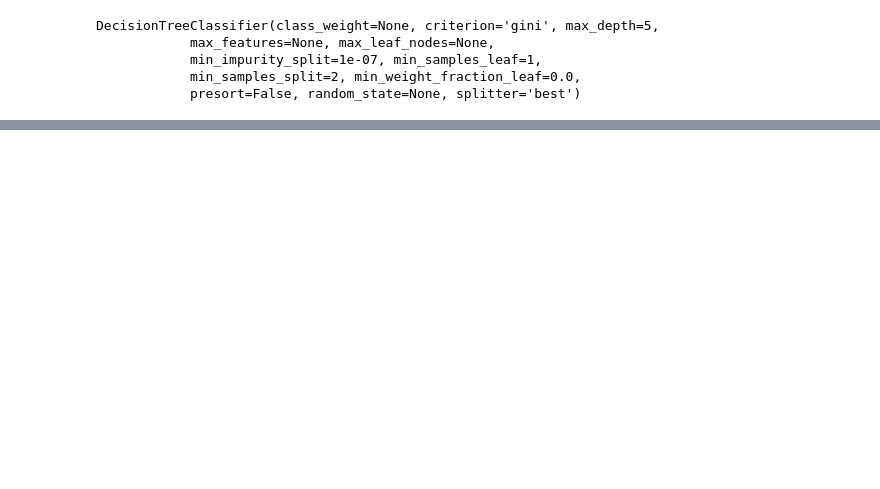
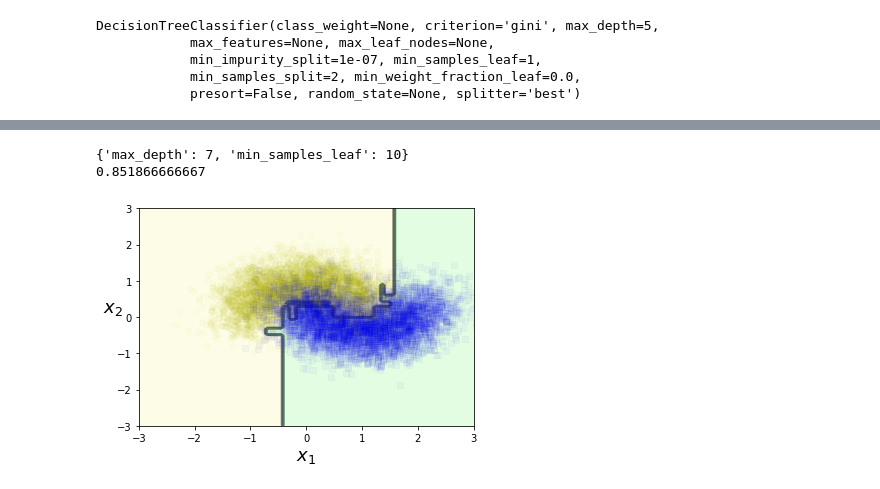
Before and after one commit to adamscarlat/hands-on-ML-with-Scikit-Learn-and-Tensorflow, a Jupyter notebook: JupyterNotebook/Decision Trees.ipynb, the cells around one changed output, grey strips where cells are left out. Cells and saved outputs as stored; diff of their text form; code cells hidden in the pictures; blank space fills up the shorter version.

```diff
--- a/JupyterNotebook/Decision Trees.ipynb
+++ b/JupyterNotebook/Decision Trees.ipynb
@@ -68,0 +107,4 @@ plt.show()
+# %%
+from sklearn.model_selection import train_test_split
+
+X_train, X_test, y_train, y_test = train_test_split(X, y)
@@ -68,0 +130,12 @@ plt.show()
+# %%
+from sklearn.model_selection import GridSearchCV
+
+grid_search = GridSearchCV(tree_clf,
+                          param_grid = [
+                              {'max_depth':[3,5,7,9], 'min_samples_leaf':[5,10,15,20]},
+                              {'max_depth':[7,9,11,13], 'min_samples_leaf':[3,5,7,9]},
+                              {'max_depth':[5,7,9], 'min_samples_leaf':[3,5,7,9,11,13,15,17,19]},
+                          ],
+                          verbose=1)
+
+grid_search.fit(X_train, y_train)
@@ -68,0 +155,10 @@ plt.show()
+# %%
+print(grid_search.best_params_)
+print(grid_search.best_score_)
+
+plot_decision_boundary(grid_search, X, y, axes=[-3,3,-3,3], alpha=0.03)
+plt.show()
+# %% [output]
+{'max_depth': 7, 'min_samples_leaf': 10}
+0.851866666667
+[figure, added]
```
Also changed, not shown: parts of 10 cells of this notebook.
